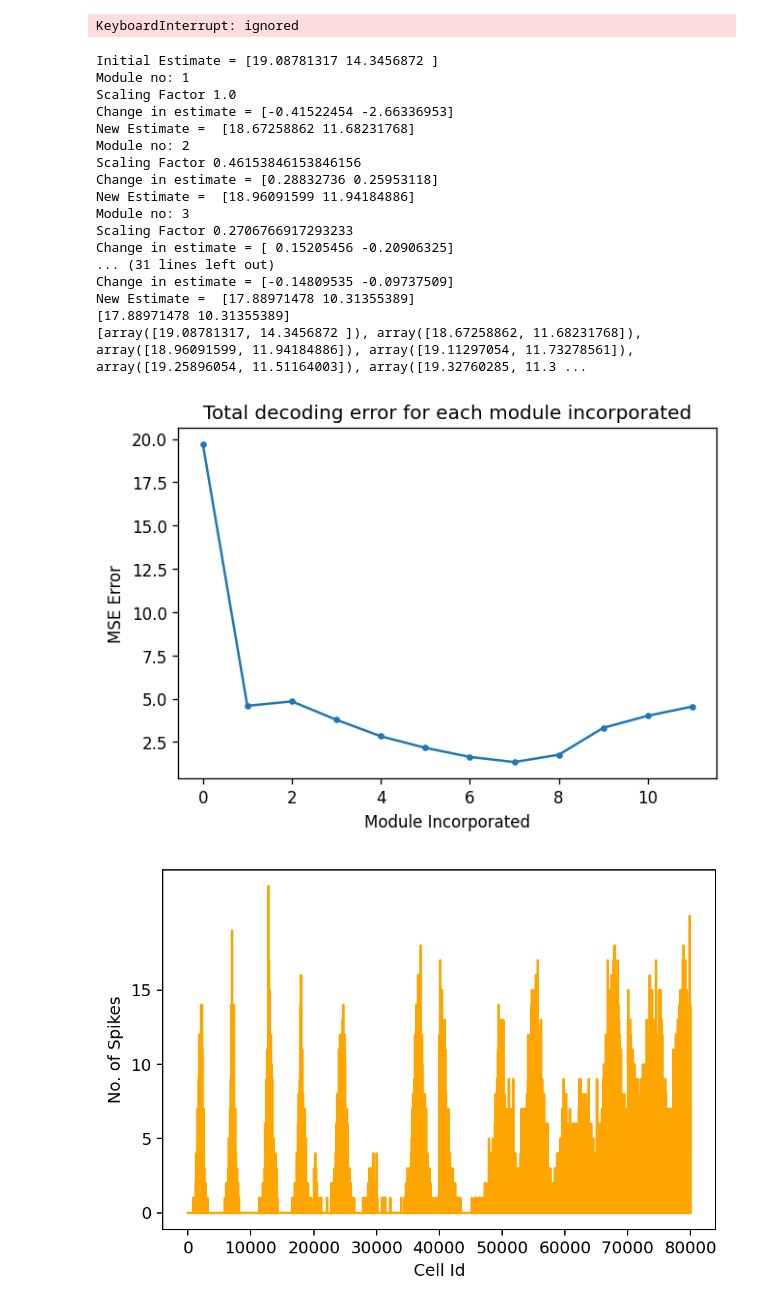
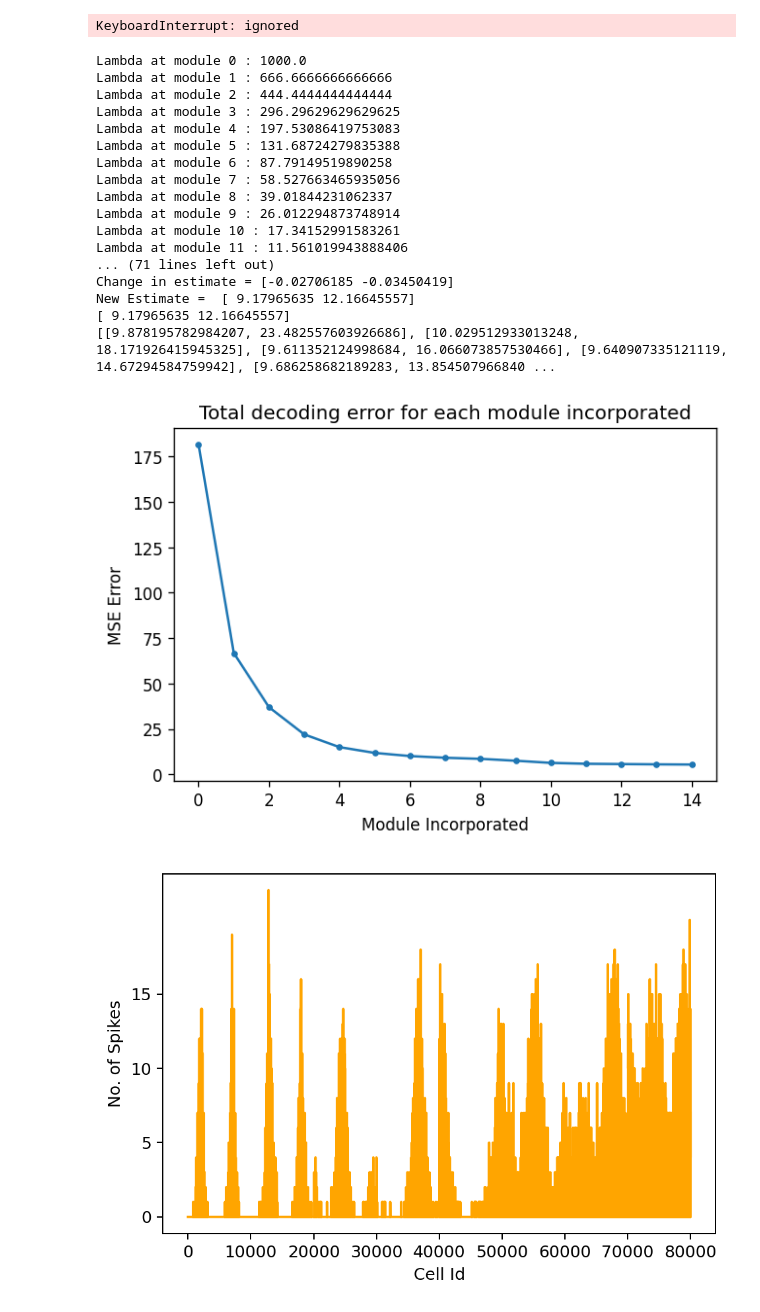
Before and after one commit to divyanshgupt/travelling-wave-mec, a Jupyter notebook: Grid_Cells - 2.ipynb, the cells around one changed output. Drawn from its saved outputs; the diff is of its cells as text; code cells hidden in the pictures.

Commit message:
trying to fix nested decoder

```diff
--- a/Grid_Cells - 2.ipynb
+++ b/Grid_Cells - 2.ipynb
@@ -990,7 +993,7 @@ def multi_firing_activity(modules, position, n_max, K, s):
   for i in range(len(modules)):
     activity = fast_firing_activity(modules[i], position, n_max, K)
     multi_activity[:,i] = activity
-    K=K/s #reduce firing fields in successive modules
+    K=K*s #reduce firing fields in successive modules
 
   return multi_activity
 
@@ -1088,6 +1091,7 @@ def nested_decoder(modules, firing_activity, s):
 
   for i in range(num_modules):
     lam = modules[i][0, 0]
+    print("Lambda at module", i, ":", lam)
     phases = modules[i][:, 2:]
     estimates[i] = PopDecode2D(firing_activity[:, i], lam, phases)
 
@@ -1097,12 +1101,12 @@ def nested_decoder(modules, firing_activity, s):
   for i in range(1, num_modules):
     print("Module no:", i)
     del_hat = estimates[i] - current_estimate
-    new_estimates.append(current_estimate)
+    new_estimates.append(list(current_estimate))
 
-    square_sum = [s**(2*j) for j in range(i)]
-    square_sum = sum(square_sum)
+    print("New estimates array:", new_estimates)
+
+    square_sum = sum([s**(2*j) for j in range(i)])
     scaling_factor = s**(i-1) / square_sum
-
     print("Scaling Factor", scaling_factor)
     change = scaling_factor * del_hat
     print("Change in estimate =", change)
@@ -1115,51 +1119,52 @@ def nested_decoder(modules, firing_activity, s):
 # %%
 lam = 1000
 cell_num_root = 100
-num_modules = 12
+num_modules = 15
 s = 1.5
-K = 100
+K = 10
+n_max = 20
 
-position = np.array([20,10])
+position = np.array([10,10])
 #initialize grid cells
 gridcells = multi_uniformModules(lam, cell_num_root, num_modules, s) #increase cells for more accuracy
 
 #compute firing rate
 multi_firing = multi_firing_activity(gridcells, position, n_max, K, s)
 
 #decode position
-pos, estimates = decode_2dpos_allm(gridcells, multi_firing)
+pos, estimates = nested_decoder(gridcells, multi_firing, s)
 #pos, esimtates = nested_decoder(gridcells, multi_firing, s)
 print(pos)
 print(estimates)
 
 # Decoding Error
 mse = np.sum((position - estimates)**2, axis=1)
 
 plt.figure(dpi=120)
 plt.title("Total decoding error for each module incorporated")
 plt.plot(mse, '.-', )
 plt.xlabel("Module Incorporated")
 plt.ylabel("MSE Error")
 plt.show()
 # %% [output]
-Initial Estimate = [19.08781317 14.3456872 ]
-Module no: 1
-Scaling Factor 1.0
-Change in estimate = [-0.41522454 -2.66336953]
-New Estimate =  [18.67258862 11.68231768]
-Module no: 2
-Scaling Factor 0.46153846153846156
-Change in estimate = [0.28832736 0.25953118]
-New Estimate =  [18.96091599 11.94184886]
-Module no: 3
-Scaling Factor 0.2706766917293233
-Change in estimate = [ 0.15205456 -0.20906325]
-... (31 lines left out)
-Change in estimate = [-0.14809535 -0.09737509]
-New Estimate =  [17.88971478 10.31355389]
-[17.88971478 10.31355389]
-[array([19.08781317, 14.3456872 ]), array([18.67258862, 11.68231768]), array([18.96091599, 11.94184886]), array([19.11297054, 11.73278561]), array([19.25896054, 11.51164003]), array([19.32760285, 11.3 ...
+Lambda at module 0 : 1000.0
+Lambda at module 1 : 666.6666666666666
+Lambda at module 2 : 444.4444444444444
+Lambda at module 3 : 296.29629629629625
+Lambda at module 4 : 197.53086419753083
+Lambda at module 5 : 131.68724279835388
+Lambda at module 6 : 87.79149519890258
+Lambda at module 7 : 58.527663465935056
+Lambda at module 8 : 39.01844231062337
+Lambda at module 9 : 26.012294873748914
+Lambda at module 10 : 17.34152991583261
+Lambda at module 11 : 11.561019943888406
+... (71 lines left out)
+Change in estimate = [-0.02706185 -0.03450419]
+New Estimate =  [ 9.17965635 12.16645557]
+[ 9.17965635 12.16645557]
+[[9.878195782984207, 23.482557603926686], [10.029512933013248, 18.171926415945325], [9.611352124998684, 16.066073857530466], [9.640907335121119, 14.67294584759942], [9.686258682189283, 13.854507966840 ...
-[figure, old version]
+[figure, new version]
 # %%
 lam = 100
 cell_num_root = 100
```
Also changed, not shown: parts of 2 cells of this notebook.
